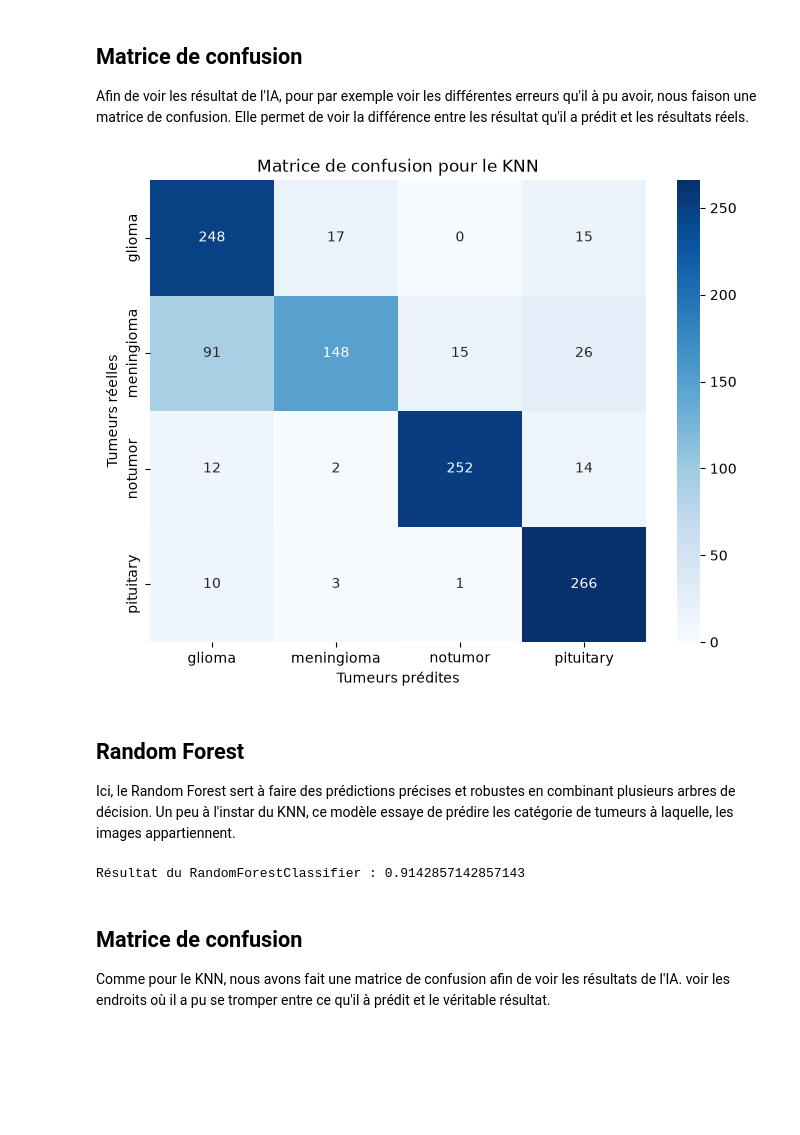
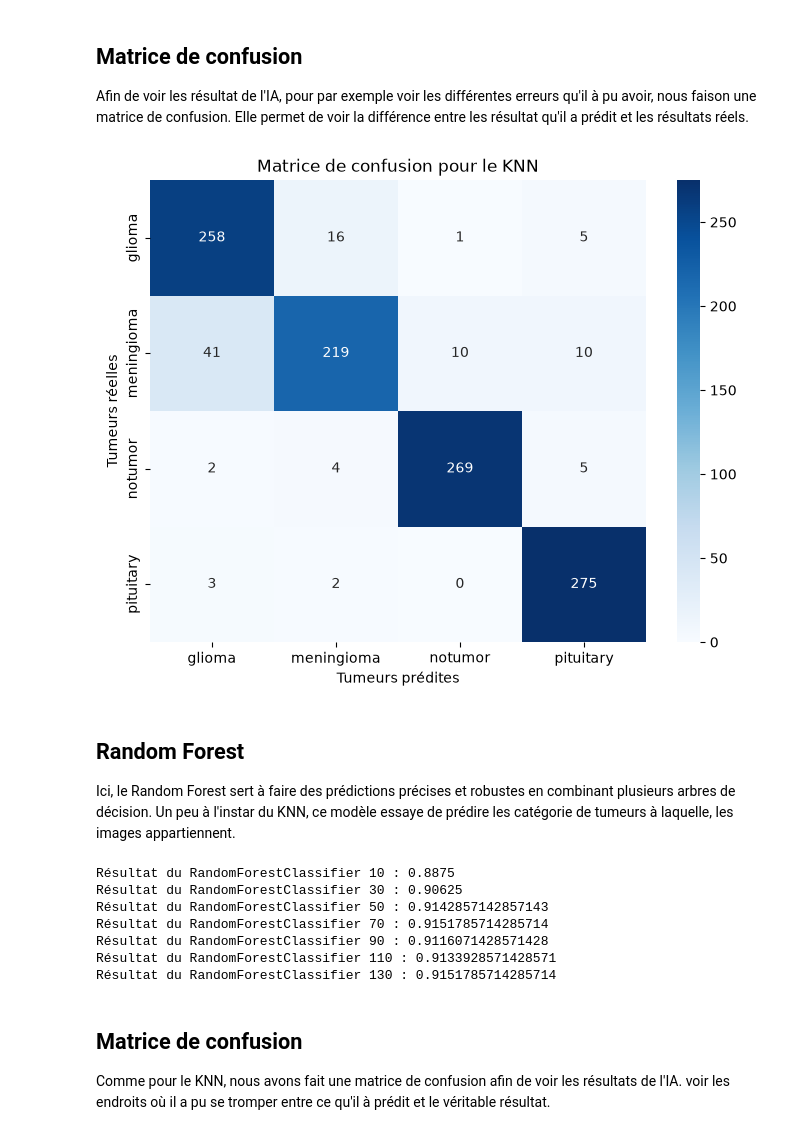
Before and after one commit to BastianHanart/CVRIE, a Jupyter notebook: Supervised/notebook.ipynb, the cells around one changed output. Saved outputs shown, nothing was run; the diff lists cells and outputs as text; code cells hidden in the pictures; blank space fills up the shorter version.

```diff
--- a/Supervised/notebook.ipynb
+++ b/Supervised/notebook.ipynb
@@ -233,19 +242,21 @@ print("X_test :", X_test_knn.shape)
 X_train : (4480, 262144)
 X_test : (1120, 262144)
 # %%
-
 meilleur = 0.0
 meilleur_chiffre = 0
-for k in range(1, 8, 2):
+
+for k in range(1, 8, 2):                                        # On teste plusieurs nombre de voisins pour garder le plus efficace
     knn = KNeighborsClassifier(n_neighbors=k)
-    knn.fit(X_train_knn, y_train_knn)
+    knn.fit(X_train_knn, y_train_knn)                           # On entraine le modèle avec tous les nombres de voisins.
 
     y_pred = knn.predict(X_test_knn)
 
     accuracy = accuracy_score(y_test_knn, y_pred)
-    if accuracy > meilleur:
+    if accuracy > meilleur:                                     # On récupère le meilleur résultat pour prendre le
         meilleur = accuracy
         meilleur_chiffre = k
+        meilleur_y_pred = y_pred
+        bon_knn = knn
 print(f"Meilleur résultat du KNN via n_neighbors = {meilleur_chiffre} :", meilleur)
 # %% [output]
 Meilleur résultat du KNN via n_neighbors = 1 : 0.9116071428571428
@@ -255,33 +266,53 @@ Meilleur résultat du KNN via n_neighbors = 1 : 0.9116071428571428
 Afin de voir les résultat de l'IA, pour par exemple voir les différentes erreurs qu'il à pu avoir, nous faison une matrice de confusion. Elle permet de voir la différence entre les résultat qu'il a prédit et les résultats réels.
 # %%
 
-cm = confusion_matrix(y_test_knn, y_pred)
+cm = confusion_matrix(y_test_knn, meilleur_y_pred)
 
 plt.figure(figsize=(8, 6))
 
-seaborn.heatmap(cm, annot=True, fmt="d", cmap="Blues", xticklabels=knn.classes_, yticklabels=knn.classes_)
+seaborn.heatmap(cm, annot=True, fmt="d", cmap="Blues", xticklabels=bon_knn.classes_, yticklabels=bon_knn.classes_)
 
 plt.xlabel("Tumeurs prédites")
 plt.ylabel("Tumeurs réelles")
 plt.title("Matrice de confusion pour le KNN")
 
 plt.show()
 # %% [output]
-[figure, old version]
+[figure, new version]
 # %% [markdown]
 ## Random Forest
 
 Ici, le Random Forest sert à faire des prédictions précises et robustes en combinant plusieurs arbres de décision. Un peu à l'instar du KNN, ce modèle essaye de prédire les catégorie de tumeurs à laquelle, les images appartiennent.
 # %%
-randomforest = RandomForestClassifier(n_estimators=100, random_state=42, n_jobs=-1)
-randomforest.fit(X_train_knn, y_train_knn)
+# random state sert à rendre la séparation reproductible. Sans ça, chaque exécution pourrait produire une séparation différente.
+# n_jobs = -1 permet d'utiliser tous les cœurs CPU disponibles pour les opérations parallélisables.
+max_accuracy = 0
+bon_n_estimators = 0
 
-y_pred = randomforest.predict(X_test_knn)
+for k in range(10, 150, 20):
 
-accuracy = accuracy_score(y_test_knn, y_pred)
-print("Résultat du RandomForestClassifier :", accuracy)
+    randomforest = RandomForestClassifier(n_estimators=k, random_state=42, n_jobs=-1)
+
+    randomforest.fit(X_train_knn, y_train_knn)
+
+    y_pred = randomforest.predict(X_test_knn)
+
+    accuracy = accuracy_score(y_test_knn, y_pred)
+
+    if accuracy > max_accuracy:
+        max_accuracy = accuracy
+        bon_n_estimators = k
+        bon_y_pred = y_pred
+        bon_randomforest = randomforest
+    print("Résultat du RandomForestClassifier", k, ":", accuracy)
 # %% [output]
-Résultat du RandomForestClassifier : 0.9142857142857143
+Résultat du RandomForestClassifier 10 : 0.8875
+Résultat du RandomForestClassifier 30 : 0.90625
+Résultat du RandomForestClassifier 50 : 0.9142857142857143
+Résultat du RandomForestClassifier 70 : 0.9151785714285714
+Résultat du RandomForestClassifier 90 : 0.9116071428571428
+Résultat du RandomForestClassifier 110 : 0.9133928571428571
+Résultat du RandomForestClassifier 130 : 0.9151785714285714
 # %% [markdown]
 ## Matrice de confusion
 
```
Also changed, not shown: parts of 11 cells of this notebook.
